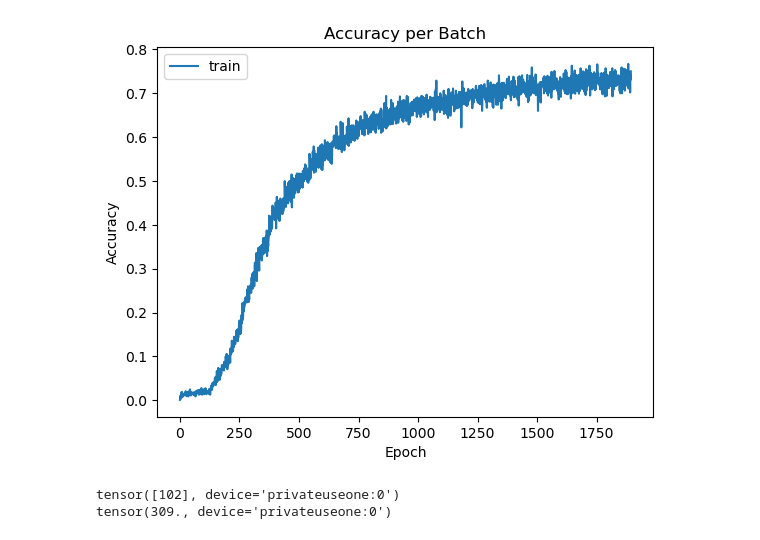
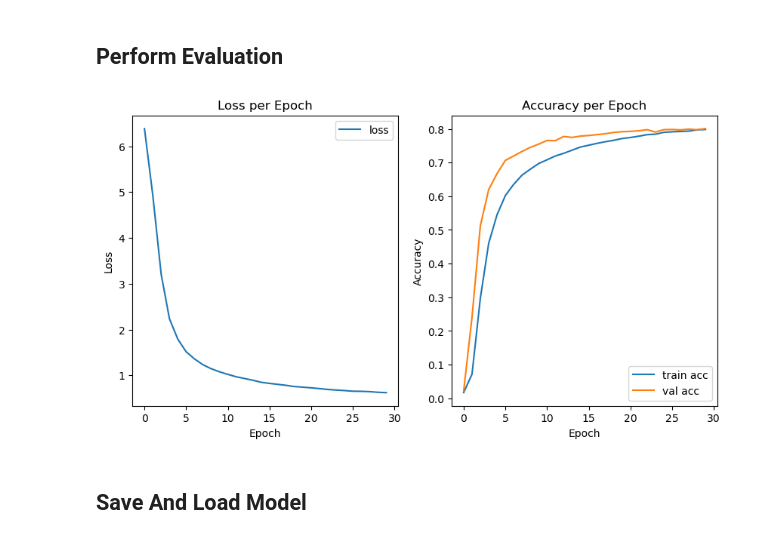
Before and after one commit to ChickNCurry/latex-symbol-ocr, a Jupyter notebook: notebooks/cnn-revised.ipynb, the cells around one changed output. Drawn from its saved outputs; the diff is of its cells as text; code cells hidden in the pictures.

```diff
--- a/notebooks/cnn-revised.ipynb
+++ b/notebooks/cnn-revised.ipynb
@@ -110,22 +127,9 @@ class CNN(nn.Module):
-# %%
-def get_accuracy(y_pred, y_train):
-    y_pred_index = torch.argmax(y_pred, 1)
-    y_train_index = torch.argmax(y_train, 1)
-
-    num_correct = (y_pred_index == y_train_index).sum().item()
-    num_samples = y_pred.shape[0]
-
-    return num_correct / num_samples
 # %%
-model = CNN(1, num_of_classes).to(dml)
-
-num_epochs = 40
-learning_rate = 0.001
-
+model = CNN(1, dataset.get_num_of_classes()).to(device)
 loss_function = nn.CrossEntropyLoss()
-optimizer = torch.optim.Adam(params=model.parameters(), lr=learning_rate)
+optimizer = torch.optim.Adam(params=model.parameters(), lr=0.001)
 
 # collect stats
 train_loss = []
 train_acc = []
-test_acc = []
+val_acc = []
@@ -195,24 +202,31 @@ KeyboardInterrupt:
-# %%
-import matplotlib.pyplot as plt
-
-fig, ax = plt.subplots()
-
-ax.plot(range(len(train_acc)), train_acc, label="train")
-# ax.plot(range(num_epochs), test_acc, label="test")
-
-ax.set_xlabel('Epoch')
-ax.set_ylabel('Accuracy')
-ax.set_title('Accuracy per Batch')
-ax.legend()
-plt.show()
-# %% [output]
-[figure, removed]
-# %%
-out = model(X_test[76][None, :, :, :])
-_, predicted = torch.max(out, 1)
-print(predicted)
-print(y_test_int[76])
-# %% [output]
-tensor([102], device='privateuseone:0')
-tensor(309., device='privateuseone:0')
+# %% [markdown]
+## Perform Evaluation
+# %%
+plt.figure(figsize=(10, 5))
+
+trained_epochs = len(train_loss) // len(training_dataloader)
+avg_train_loss = average_chunkwise(train_loss, len(training_dataloader), trained_epochs)
+avg_train_acc = average_chunkwise(train_acc, len(training_dataloader), trained_epochs)
+avg_val_acc = average_chunkwise(val_acc, len(validation_dataloader), trained_epochs)
+
+plt.subplot(1, 2, 1)
+plt.plot(avg_train_loss, label="loss")
+plt.xlabel('Epoch')
+plt.ylabel('Loss')
+plt.title('Loss per Epoch')
+plt.legend()
+
+plt.subplot(1, 2, 2)
+plt.plot(avg_train_acc, label="train acc")
+plt.plot(avg_val_acc, label="val acc")
+plt.xlabel('Epoch')
+plt.ylabel('Accuracy')
+plt.title('Accuracy per Epoch')
+plt.legend()
+
+plt.show()
+# %% [output]
+[figure, added]
+# %% [markdown]
+## Save And Load Model
 # %%
```
Also changed, not shown: parts of 23 cells of this notebook, 2 other files.
